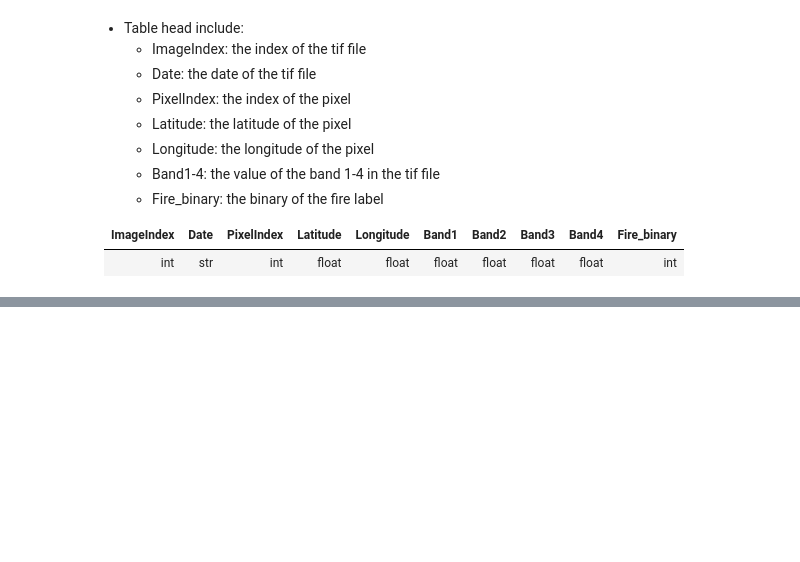
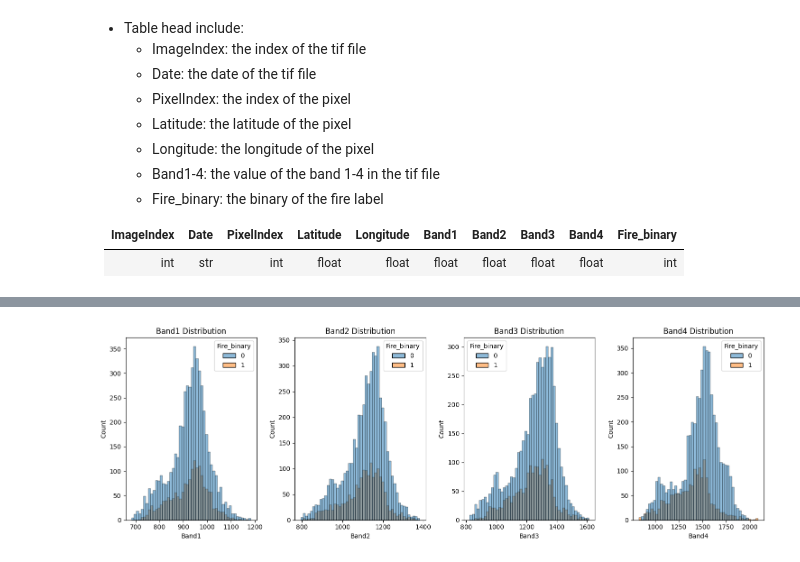
Before and after one commit to wayne-xyz/GoogleEarthEngineTask, a Jupyter notebook: Tif_Trainning/Tif_training.ipynb, the cells around one changed output, grey strips where cells are left out. Drawn from its saved outputs; the diff is of its cells as text; code cells hidden in the pictures; blank space fills up the shorter version.

```diff
--- a/Tif_Trainning/Tif_training.ipynb
+++ b/Tif_Trainning/Tif_training.ipynb
@@ -492,0 +505,95 @@ The table is saved to csv/example.csv
+# %%
+# check the max and min of the colum of bands in the csv
+
+# read the csv to pd
+import pandas as pd
+import numpy as np
+import matplotlib.pyplot as plt
+import seaborn as sns
+
+def read_and_analyze_csv(csv_path):
+    """
+    Read and analyze the CSV file containing the image data
+
+    Parameters:
+    csv_path (str): Path to the CSV file
+
+    Returns:
+    pd.DataFrame: The loaded DataFrame
+    """
+    # Read the CSV file
+    df = pd.read_csv(csv_path)
+
+    # Print basic information
+    print("Dataset Information:")
+    print(f"Total rows: {len(df)}")
+    print(f"Columns: {df.columns.tolist()}")
+    print("\nData types:")
+    print(df.dtypes)
+
+    # Print summary statistics
+    print("\nSummary Statistics:")
+    print(df.describe())
+
+    # Count fire pixels
+    fire_count = df['Fire_binary'].sum()
+    total_pixels = len(df)
+    print(f"\nFire Statistics:")
+    print(f"Fire pixels: {fire_count}")
+    print(f"Total pixels: {total_pixels}")
+    print(f"Fire percentage: {(fire_count/total_pixels)*100:.2f}%")
+
+    # Visualize band distributions
+    plt.figure(figsize=(15, 5))
+    for i, band in enumerate(['Band1', 'Band2', 'Band3', 'Band4'], 1):
+        plt.subplot(1, 4, i)
+        sns.histplot(data=df, x=band, hue='Fire_binary', bins=50)
+        plt.title(f'{band} Distribution')
+    plt.tight_layout()
+    plt.show()
+
+    return df
+
+# Example usage:
+csv_file = "csv/example.csv"
+df = read_and_analyze_csv(csv_file)
+
+# Additional analysis functions
+def analyze_spatial_distribution(df):
+    """Analyze spatial distribution of fire pixels"""
+    plt.figure(figsize=(10, 10))
+    plt.scatter(df[df['Fire_binary']==0]['Longitude'],
+               df[df['Fire_binary']==0]['Latitude'],
+               c='blue', alpha=0.1, label='Non-fire')
+    plt.scatter(df[df['Fire_binary']==1]['Longitude'],
+               df[df['Fire_binary']==1]['Latitude'],
+               c='red', alpha=0.5, label='Fire')
+    plt.xlabel('Longitude')
+    plt.ylabel('Latitude')
+    plt.title('Spatial Distribution of Fire Pixels')
+    plt.legend()
+    plt.show()
+
+def analyze_band_correlations(df):
+    """Analyze correlations between bands"""
+    bands = ['Band1', 'Band2', 'Band3', 'Band4']
+    corr = df[bands].corr()
+
+    plt.figure(figsize=(8, 8))
+    sns.heatmap(corr, annot=True, cmap='coolwarm')
+    plt.title('Band Correlations')
+    plt.show()
+
+# Run additional analyses
+analyze_spatial_distribution(df)
+analyze_band_correlations(df)
+
+# Print band statistics by fire/non-fire
+print("\nBand Statistics by Fire Classification:")
+for band in ['Band1', 'Band2', 'Band3', 'Band4']:
+    print(f"\n{band}:")
+    print("Fire pixels:")
+    print(df[df['Fire_binary']==1][band].describe())
+    print("\nNon-fire pixels:")
+    print(df[df['Fire_binary']==0][band].describe())
+# %% [output]
@@ -492,0 +617 @@ The table is saved to csv/example.csv
+[figure, added]
```
Also changed, not shown: parts of 9 cells of this notebook.
